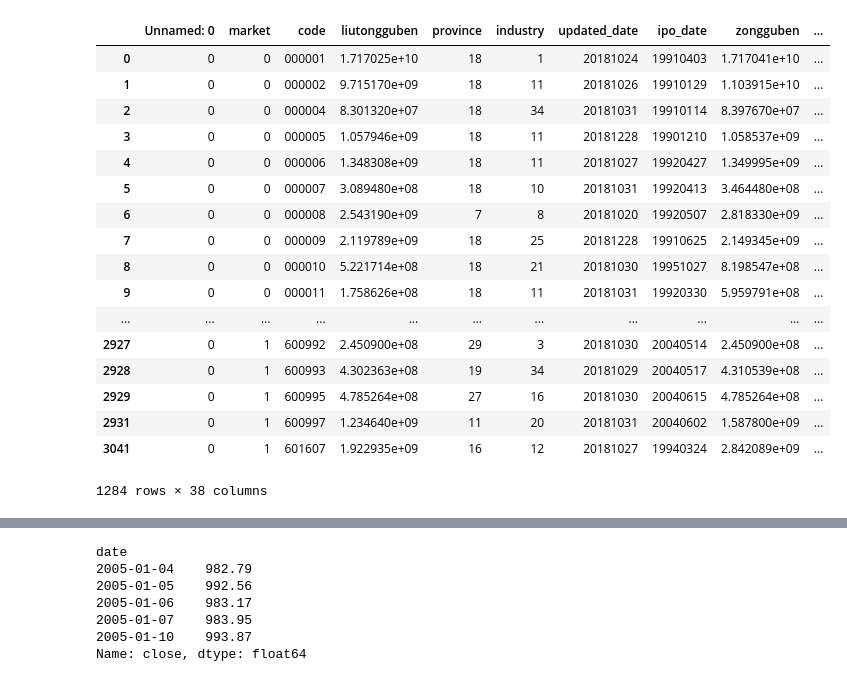
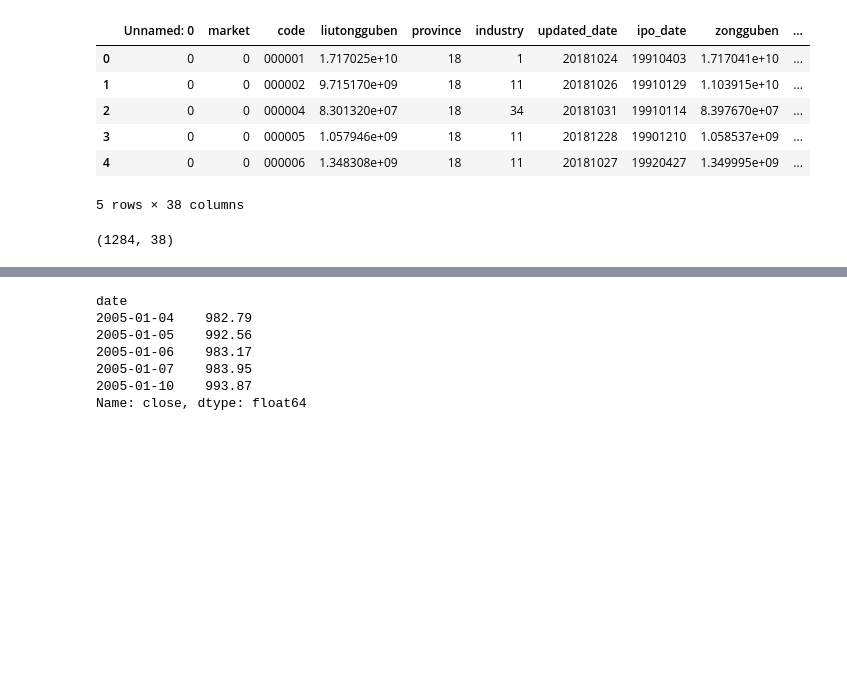
Before and after one commit to GuQiangJS/finance_ai_py, a Jupyter notebook: example/所有深市的日收益.ipynb, the cells around one changed output, grey strips where cells are left out. Cells and saved outputs as stored; diff of their text form; code cells hidden in the pictures; blank space fills up the shorter version.

```diff
--- a/example/所有深市的日收益.ipynb
+++ b/example/所有深市的日收益.ipynb
@@ -37,44 +37,37 @@ info_path=os.path.join(p,'info.bz2')
 if not os.path.exists(info_path):
     info=pd.DataFrame()
     for index in stock_list.index:
         symbol=stock_list.loc[index]
     #     print('{0} {1}({2}) Start'.format(datetime.datetime.now().strftime('%Y-%m-%d %H:%M:%S'),symbol['name'],symbol['code']))
         try:
             i=QA.QAFetch.QATdx.QA_fetch_get_stock_info(symbol['code'])
             if info.empty:
                 info=i
             else:
                 info=info.append(i)
         except:
             print('{0} Error.'.format(symbol['code']))
             continue
         #     print('{0} {1}({2}) Done'.format(datetime.datetime.now().strftime('%Y-%m-%d %H:%M:%S'),symbol['name'],symbol['code']))
     info.head()
     #ipo日期可能有为0的
     info=info[info['ipo_date']!=0]
     info.to_csv(info_path,compression='bz2')
 #读取本地info数据
 info=pd.read_csv(info_path,compression='bz2',dtype={'code':str})
 #只留ipo日期小于ipo设定的数据
 info=info[pd.to_datetime(info['ipo_date'],format='%Y%m%d')<=ipo]
-info
+info.head()
 # %% [output]
 |  | Unnamed: 0 | market | code | liutongguben | province | industry | updated_date | ipo_date | zongguben | ... |
 | 0 | 0 | 0 | 000001 | 1.717025e+10 | 18 | 1 | 20181024 | 19910403 | 1.717041e+10 | ... |
 | 1 | 0 | 0 | 000002 | 9.715170e+09 | 18 | 11 | 20181026 | 19910129 | 1.103915e+10 | ... |
 | 2 | 0 | 0 | 000004 | 8.301320e+07 | 18 | 34 | 20181031 | 19910114 | 8.397670e+07 | ... |
 | 3 | 0 | 0 | 000005 | 1.057946e+09 | 18 | 11 | 20181228 | 19901210 | 1.058537e+09 | ... |
 | 4 | 0 | 0 | 000006 | 1.348308e+09 | 18 | 11 | 20181027 | 19920427 | 1.349995e+09 | ... |
-| 5 | 0 | 0 | 000007 | 3.089480e+08 | 18 | 10 | 20181031 | 19920413 | 3.464480e+08 | ... |
-| 6 | 0 | 0 | 000008 | 2.543190e+09 | 7 | 8 | 20181020 | 19920507 | 2.818330e+09 | ... |
-| 7 | 0 | 0 | 000009 | 2.119789e+09 | 18 | 25 | 20181228 | 19910625 | 2.149345e+09 | ... |
-| 8 | 0 | 0 | 000010 | 5.221714e+08 | 18 | 21 | 20181030 | 19951027 | 8.198547e+08 | ... |
-| 9 | 0 | 0 | 000011 | 1.758626e+08 | 18 | 11 | 20181031 | 19920330 | 5.959791e+08 | ... |
-| ... | ... | ... | ... | ... | ... | ... | ... | ... | ... | ... |
-| 2927 | 0 | 1 | 600992 | 2.450900e+08 | 29 | 3 | 20181030 | 20040514 | 2.450900e+08 | ... |
-| 2928 | 0 | 1 | 600993 | 4.302363e+08 | 19 | 34 | 20181029 | 20040517 | 4.310539e+08 | ... |
-| 2929 | 0 | 1 | 600995 | 4.785264e+08 | 27 | 16 | 20181030 | 20040615 | 4.785264e+08 | ... |
-| 2931 | 0 | 1 | 600997 | 1.234640e+09 | 11 | 20 | 20181031 | 20040602 | 1.587800e+09 | ... |
-| 3041 | 0 | 1 | 601607 | 1.922935e+09 | 16 | 12 | 20181027 | 19940324 | 2.842089e+09 | ... |
-1284 rows × 38 columns
+5 rows × 38 columns
+# %%
+info.shape
+# %% [output]
+(1284, 38)
 # %%
```
Also changed, not shown: parts of 20 cells of this notebook, 4 other files.
